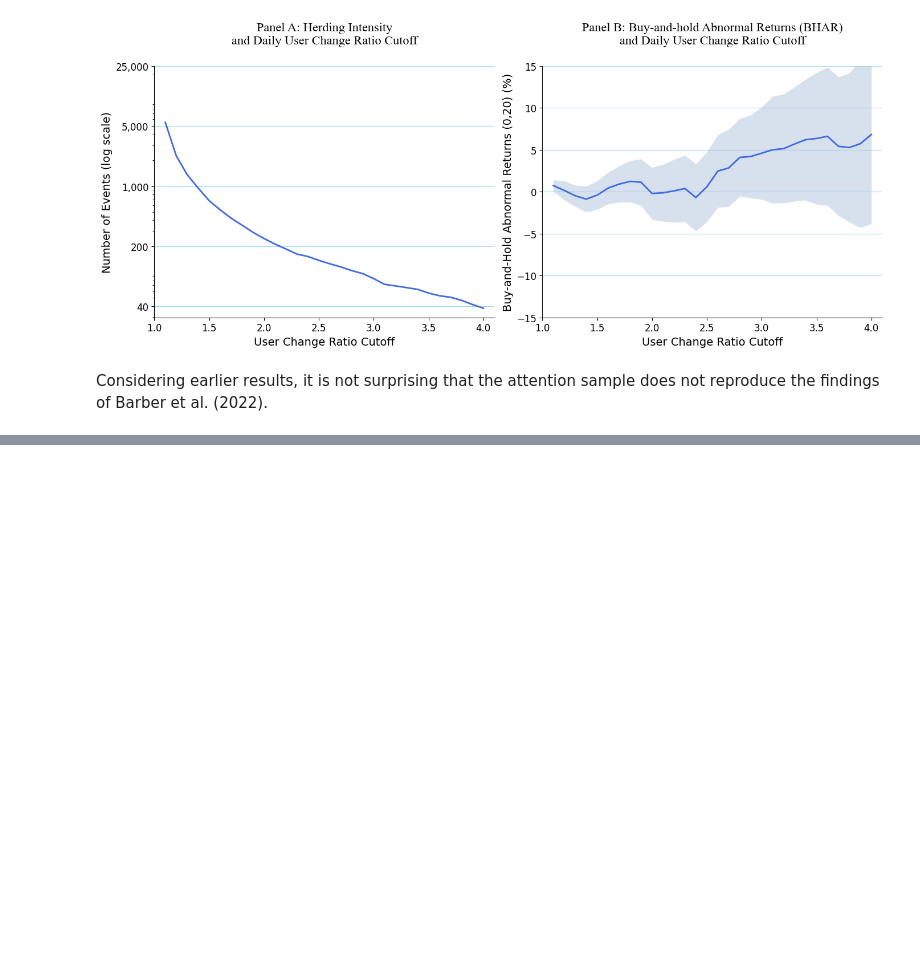
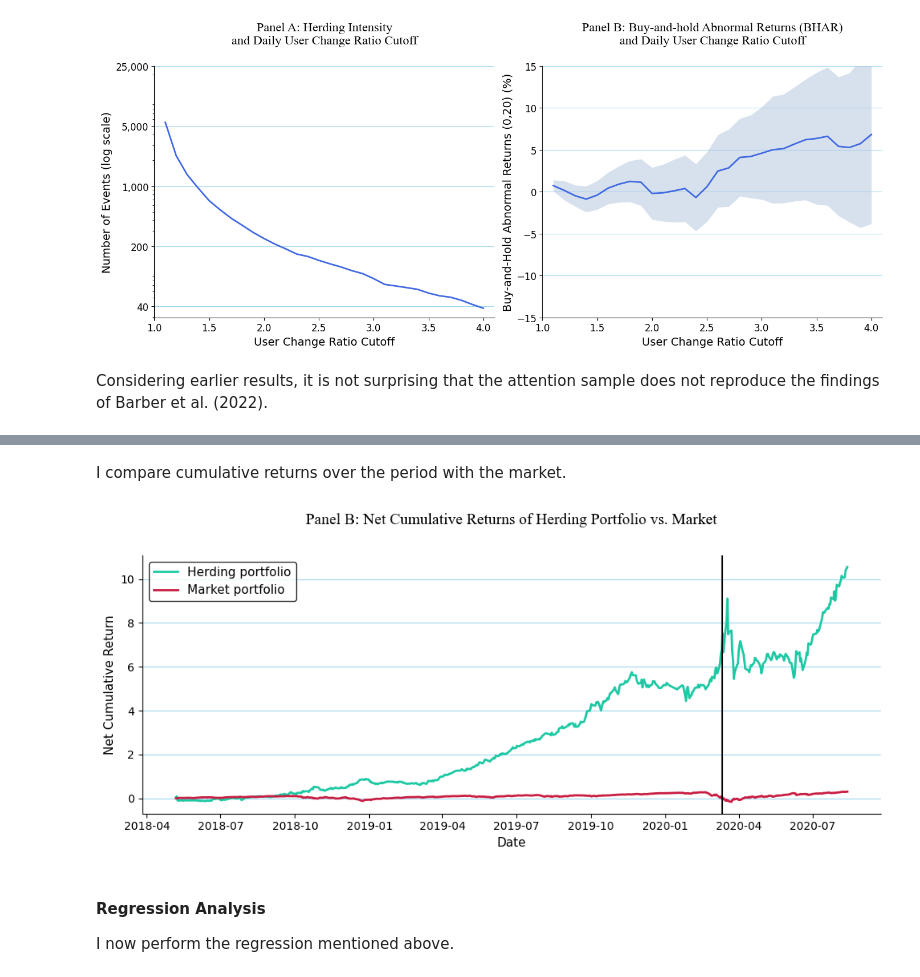
Before and after one commit to YVYX04/Bachelor_Thesis, a Jupyter notebook: notebooks/main/replication/06_EventTimeResults.ipynb, the cells around one changed output, grey strips where cells are left out. Drawn from its saved outputs; the diff is of its cells as text; code cells hidden in the pictures; blank space fills up the shorter version.

```diff
--- a/notebooks/main/replication/06_EventTimeResults.ipynb
+++ b/notebooks/main/replication/06_EventTimeResults.ipynb
@@ -1451,0 +1708,6 @@ Considering earlier results, it is not surprising that the attention sample does
+# %%
+# merge with portfolio returns
+ff_portfolio = ff.merge(portfolio_returns, on="date", how="right")
+
+# head
+ff_portfolio.head()
@@ -1451,0 +1721,42 @@ Considering earlier results, it is not surprising that the attention sample does
+# %% [markdown]
+I compare cumulative returns over the period with the market.
+# %%
+# plotting data prep
+df_cum = ff_portfolio[["date", "rp", "mkt_rf", "rf"]].copy()
+
+# cumulative return of the (short) strategy
+df_cum["rp"] = -1 * df_cum["rp"]  # reverse sign to have a short strategy
+df_cum["cumulative_rp"] = (1 + df_cum["rp"].fillna(0)).cumprod() - 1
+
+# cumulative return of the market (MKT)
+df_cum["mkt"] = df_cum["mkt_rf"] + df_cum["rf"]
+df_cum["cumulative_mkt"] = (1 + df_cum["mkt"].fillna(0)).cumprod() - 1
+
+# plot
+fig, ax1 = plt.subplots(figsize=(10, 4.5))
+color = "#1DC9A4"
+ax1.set_xlabel("Date", fontsize=11)
+ax1.set_ylabel("Net Cumulative Return", fontsize=11)
+ax1.plot(df_cum["date"], df_cum["cumulative_rp"], color=color, linewidth=2, label="Herding portfolio")
+ax1.plot(df_cum["date"], df_cum["cumulative_mkt"], color="#C91D42", linewidth=2, label="Market portfolio")
+ax1.axvline(x=pd.to_datetime("2020-03-12"), color="black", linestyle="-", linewidth=1.5)
+ax1.tick_params(axis="y")
+ax1.set_title(
+    "Panel B: Net Cumulative Returns of Herding Portfolio vs. Market",
+    fontsize=14,
+    pad=28,
+    family="Times New Roman"
+)
+ax1.grid(alpha=0.8, color="skyblue", axis="y")
+ax1.legend(loc="upper left", frameon=True, facecolor="white", edgecolor="black", fontsize=11)
+ax1.spines["top"].set_visible(False)
+ax1.spines["right"].set_visible(False)
+plt.tight_layout()
+plt.savefig("../../../figures/panelB_cumulative_returns.pdf", bbox_inches="tight")
+plt.show()
+# %% [output]
+[figure, added]
+# %% [markdown]
+#### Regression Analysis
+
+I now perform the regression mentioned above.
```
Also changed, not shown: parts of 40 cells of this notebook, 9 other files.
